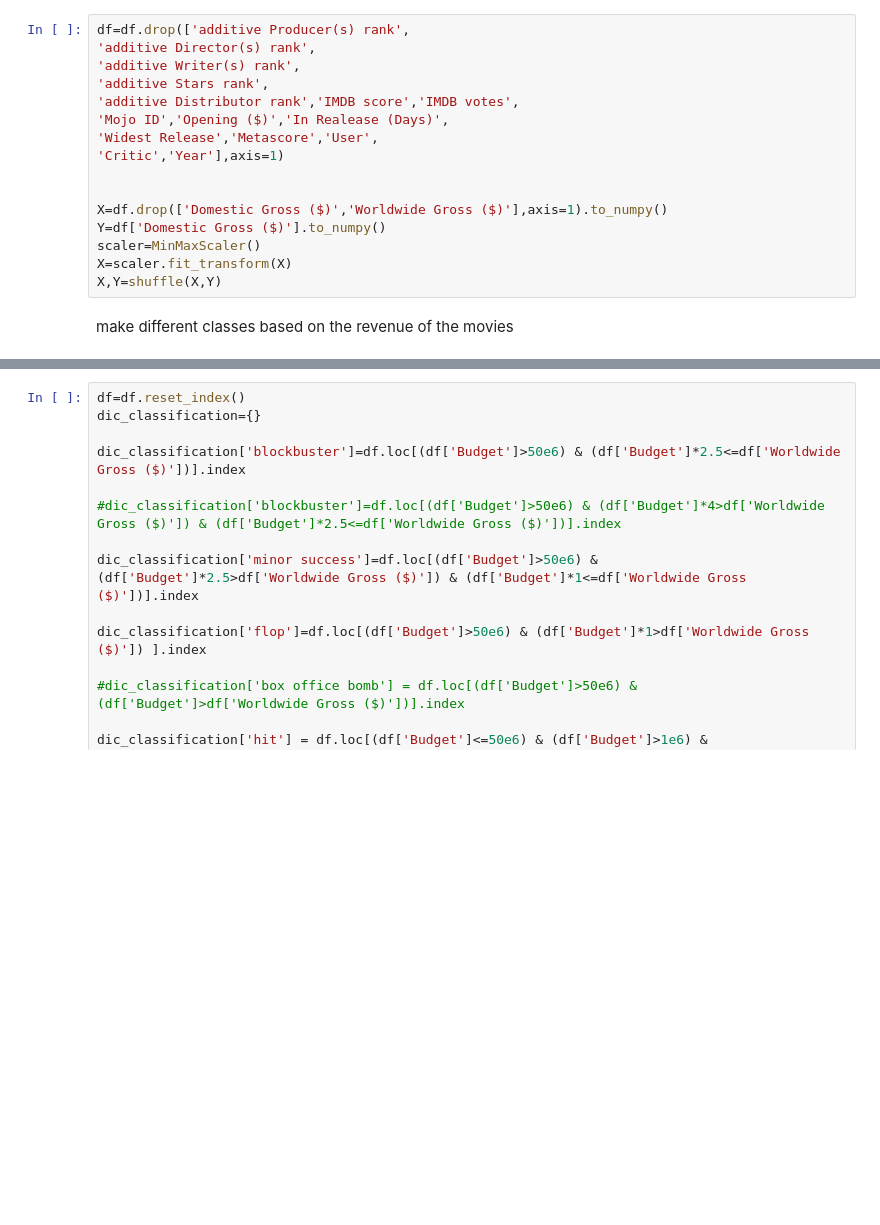
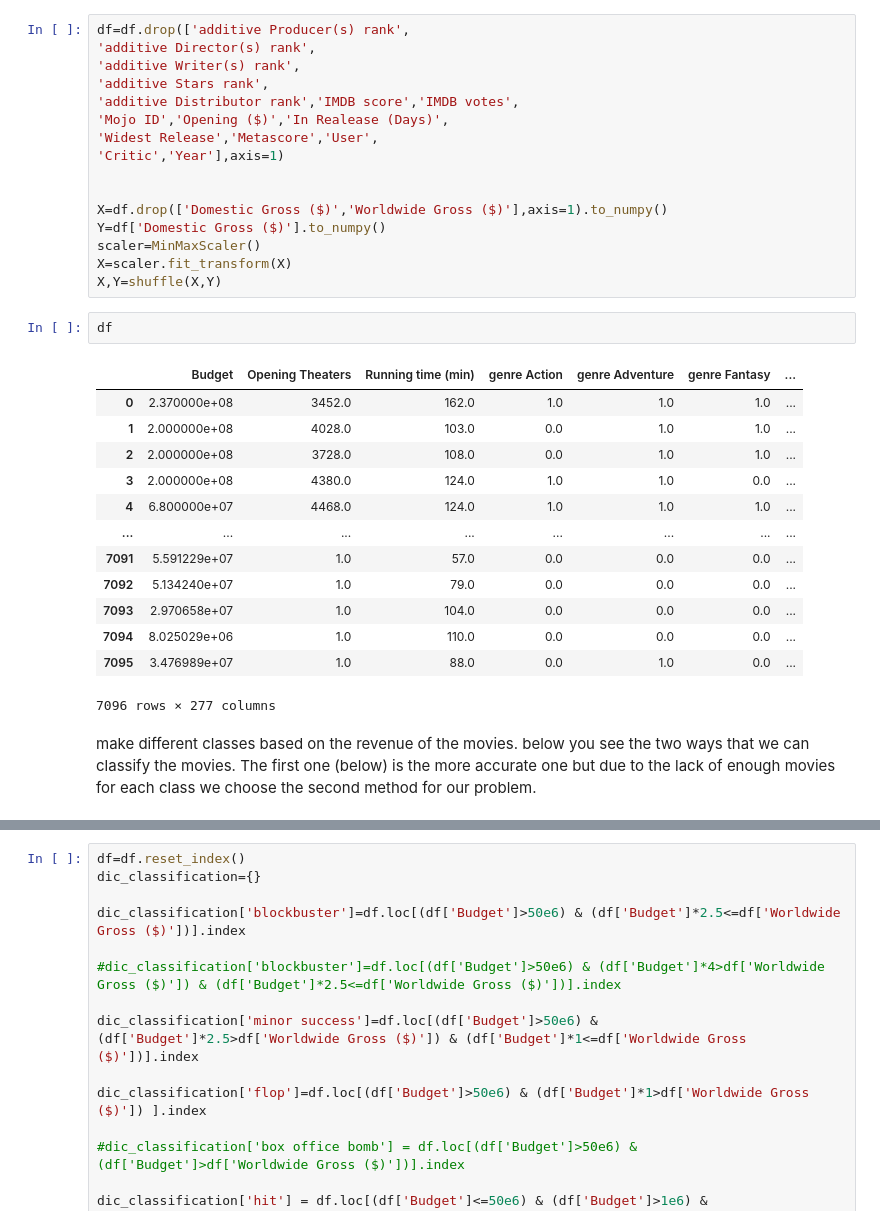
Before and after one commit to Ali-Setareh/Machine-learning-in-physics-Project, a Jupyter notebook: phase 3 - Neural Network/nn on v3.ipynb, the cells around one changed output, grey strips where cells are left out. Drawn from its saved outputs; the diff is of its cells as text; blank space fills up the shorter version.

```diff
--- a/phase 3 - Neural Network/nn on v3.ipynb
+++ b/phase 3 - Neural Network/nn on v3.ipynb
@@ -87,6 +87,22 @@ Y=df['Domestic Gross ($)'].to_numpy()
 scaler=MinMaxScaler()
 X=scaler.fit_transform(X)
 X,Y=shuffle(X,Y)
-# %% [markdown]
-make different classes based on the revenue of the movies
+# %%
+df
+# %% [output]
+|  | Budget | Opening Theaters | Running time (min) | genre Action | genre Adventure | genre Fantasy | ... |
+| 0 | 2.370000e+08 | 3452.0 | 162.0 | 1.0 | 1.0 | 1.0 | ... |
+| 1 | 2.000000e+08 | 4028.0 | 103.0 | 0.0 | 1.0 | 1.0 | ... |
+| 2 | 2.000000e+08 | 3728.0 | 108.0 | 0.0 | 1.0 | 1.0 | ... |
+| 3 | 2.000000e+08 | 4380.0 | 124.0 | 1.0 | 1.0 | 0.0 | ... |
+| 4 | 6.800000e+07 | 4468.0 | 124.0 | 1.0 | 1.0 | 1.0 | ... |
+| ... | ... | ... | ... | ... | ... | ... | ... |
+| 7091 | 5.591229e+07 | 1.0 | 57.0 | 0.0 | 0.0 | 0.0 | ... |
+| 7092 | 5.134240e+07 | 1.0 | 79.0 | 0.0 | 0.0 | 0.0 | ... |
+| 7093 | 2.970658e+07 | 1.0 | 104.0 | 0.0 | 0.0 | 0.0 | ... |
+| 7094 | 8.025029e+06 | 1.0 | 110.0 | 0.0 | 0.0 | 0.0 | ... |
+| 7095 | 3.476989e+07 | 1.0 | 88.0 | 0.0 | 1.0 | 0.0 | ... |
+7096 rows × 277 columns
+# %% [markdown]
+make different classes based on the revenue of the movies. below you see the two ways that we can classify the movies. The first one (below) is the more accurate one but due to the lack of enough movies for each class we choose the second method for our problem.
 # %%
```
Also changed, not shown: parts of 5 cells of this notebook.
